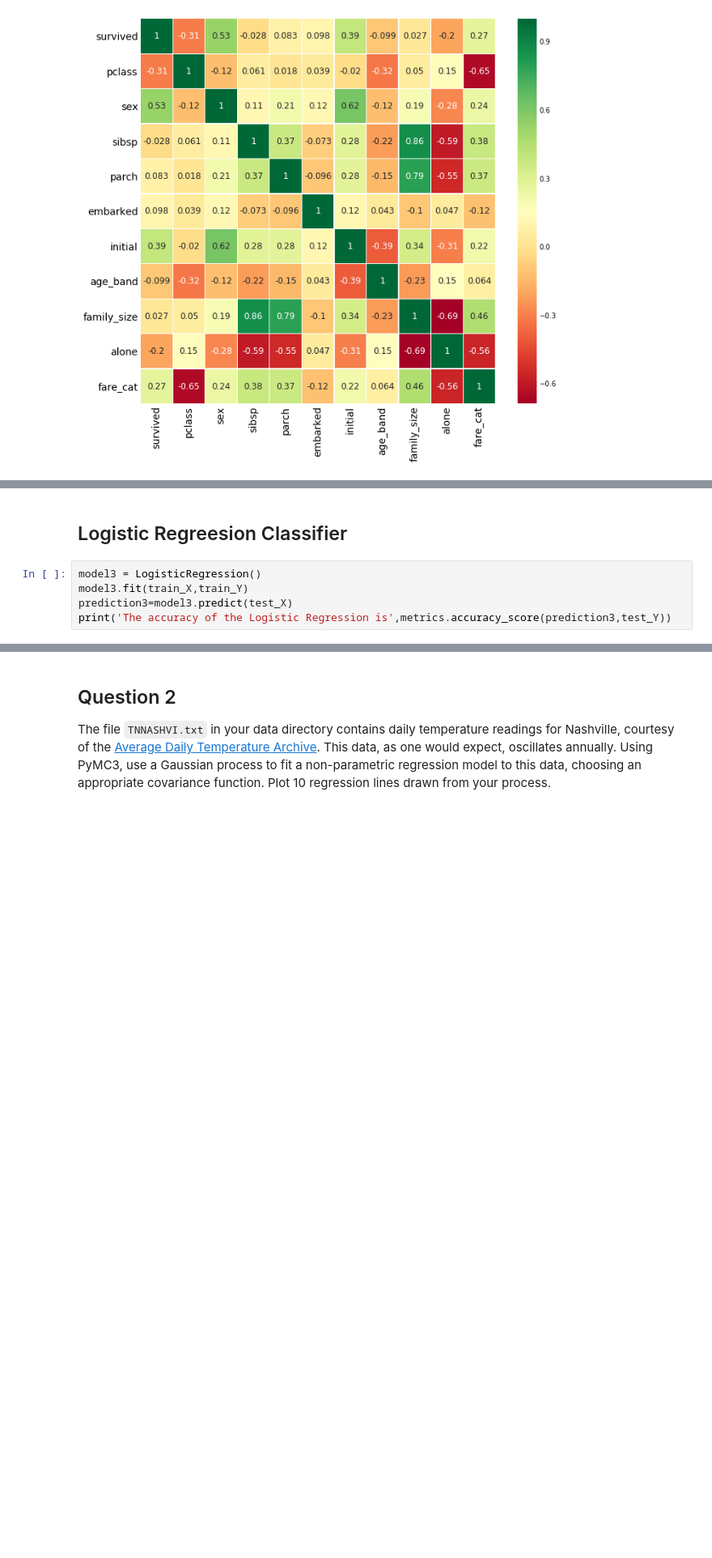
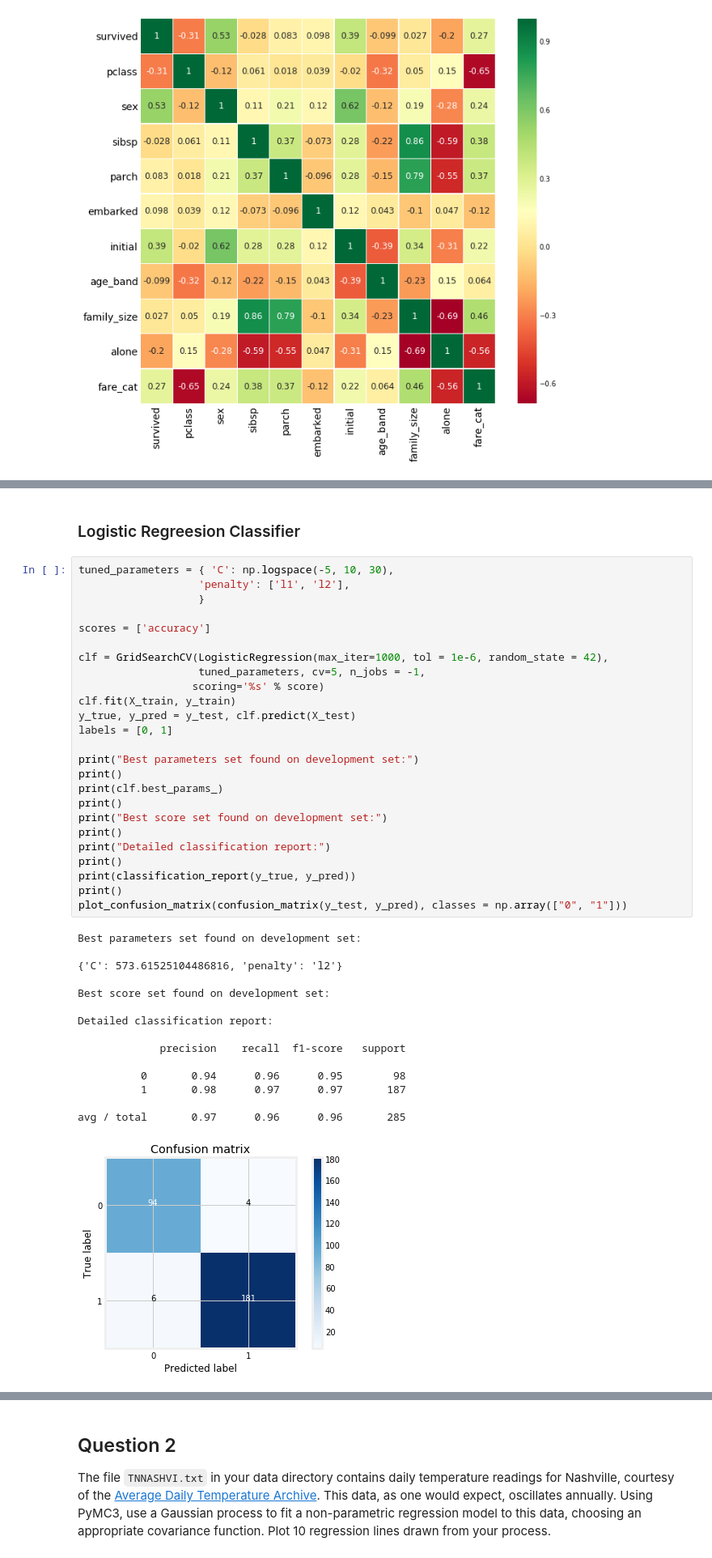
Before and after one commit to wangruinju/Advanced_Statistical_Computing, a Jupyter notebook: homework/Homework 3.ipynb, the cells around one changed output, grey strips where cells are left out. Shown at 81% size. Cells and saved outputs as stored; diff of their text form; blank space fills up the shorter version.

```diff
--- a/homework/Homework 3.ipynb
+++ b/homework/Homework 3.ipynb
@@ -161,7 +226,43 @@ avg / total       0.81      0.81      0.81       655
 # %% [markdown]
-## Logistic Regreesion Classifier
+### Logistic Regreesion Classifier
-# %%
-model3 = LogisticRegression()
-model3.fit(train_X,train_Y)
-prediction3=model3.predict(test_X)
-print('The accuracy of the Logistic Regression is',metrics.accuracy_score(prediction3,test_Y))
+# %%
+tuned_parameters = { 'C': np.logspace(-5, 10, 30),
+                   'penalty': ['l1', 'l2'],
+                   }
+
+scores = ['accuracy']
+
+clf = GridSearchCV(LogisticRegression(max_iter=1000, tol = 1e-6, random_state = 42),
+                   tuned_parameters, cv=5, n_jobs = -1,
+                  scoring='%s' % score)
+clf.fit(X_train, y_train)
+y_true, y_pred = y_test, clf.predict(X_test)
+labels = [0, 1]
+
+print("Best parameters set found on development set:")
+print()
+print(clf.best_params_)
+print()
+print("Best score set found on development set:")
+print()
+print("Detailed classification report:")
+print()
+print(classification_report(y_true, y_pred))
+print()
+plot_confusion_matrix(confusion_matrix(y_test, y_pred), classes = np.array(["0", "1"]))
+# %% [output]
+Best parameters set found on development set:
+
+{'C': 573.61525104486816, 'penalty': 'l2'}
+
+Best score set found on development set:
+
+Detailed classification report:
+
+             precision    recall  f1-score   support
+
+          0       0.94      0.96      0.95        98
+          1       0.98      0.97      0.97       187
+
+avg / total       0.97      0.96      0.96       285
+[figure, added]
```
Also changed, not shown: parts of 32 cells of this notebook, 1 other file.
